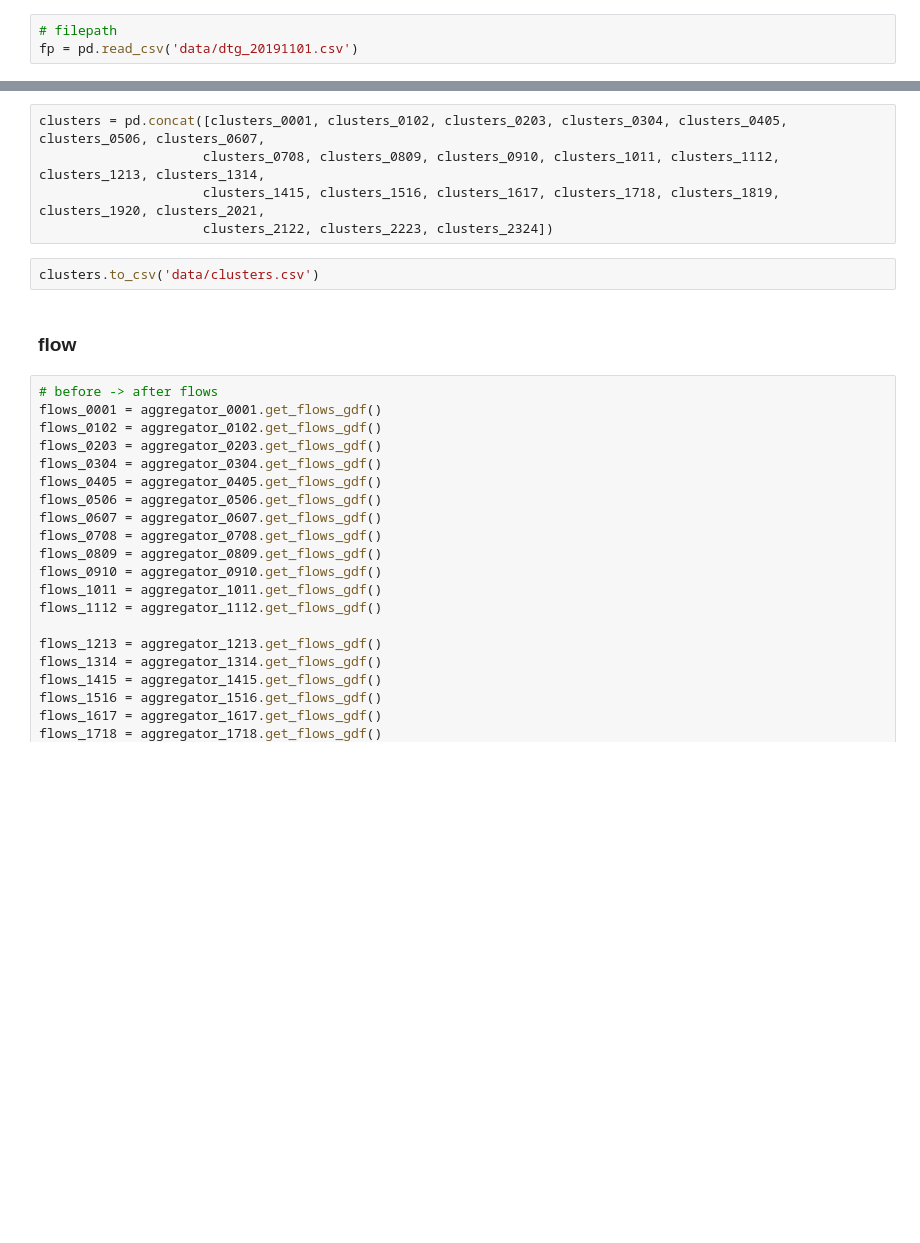
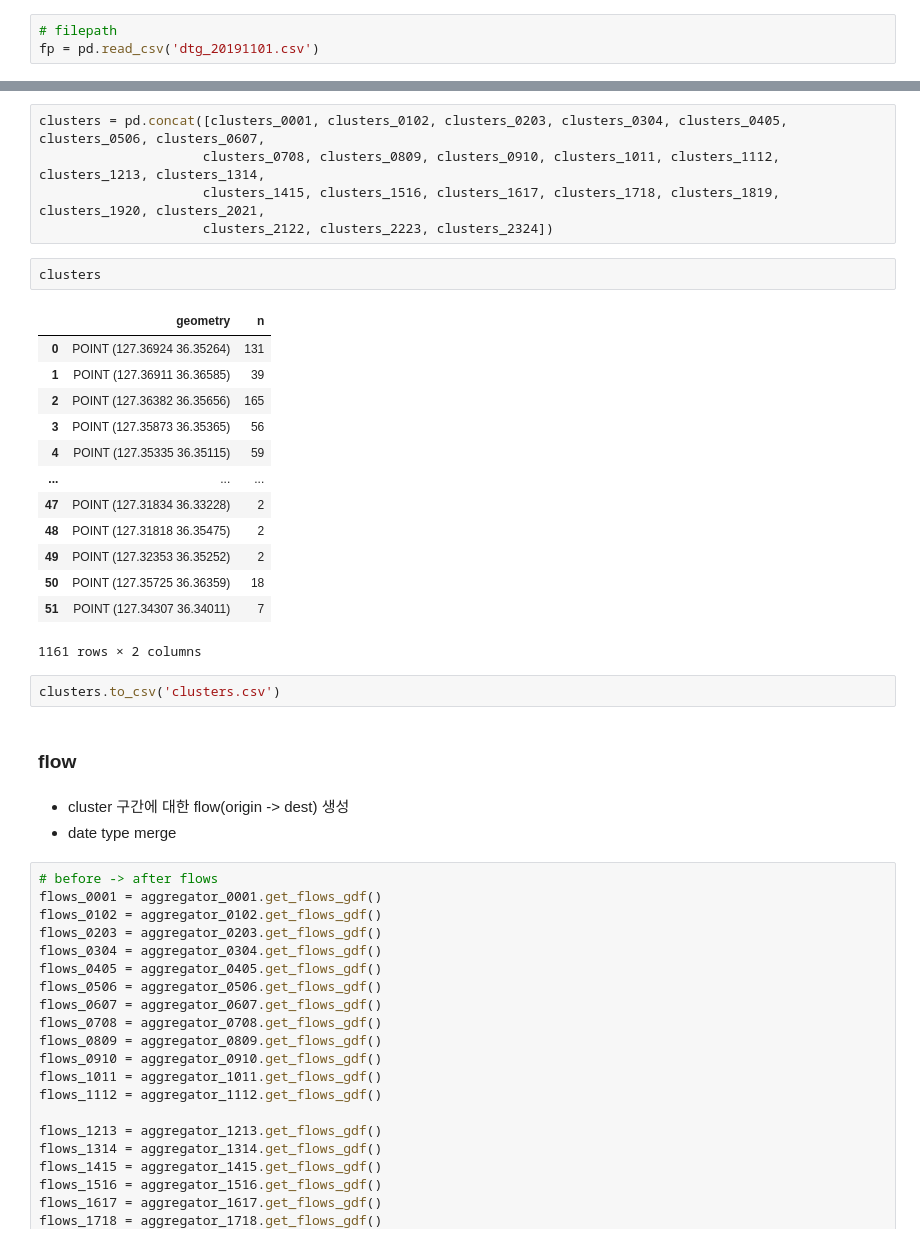
Before and after one commit to dayeong1021/etri-geo, a Jupyter notebook: dtg_try_4.ipynb, the cells around one changed output, grey strips where cells are left out. Cells and saved outputs as stored; diff of their text form; blank space fills up the shorter version.

```diff
--- a/dtg_try_4.ipynb
+++ b/dtg_try_4.ipynb
@@ -39,7 +39,7 @@ geoviews   : 1.9.3
 FSIZE = 500
 # %%
 # filepath
-fp = pd.read_csv('data/dtg_20191101.csv')
+fp = pd.read_csv('dtg_20191101.csv')
 # %%
 fp.head()
 # %% [output]
@@ -314,10 +312,29 @@ clusters = pd.concat([clusters_0001, clusters_0102, clusters_0203, clusters_0304
                      clusters_0708, clusters_0809, clusters_0910, clusters_1011, clusters_1112, clusters_1213, clusters_1314,
                      clusters_1415, clusters_1516, clusters_1617, clusters_1718, clusters_1819, clusters_1920, clusters_2021,
                      clusters_2122, clusters_2223, clusters_2324])
+# %%
+clusters
+# %% [output]
+|  | geometry | n |
+| 0 | POINT (127.36924 36.35264) | 131 |
+| 1 | POINT (127.36911 36.36585) | 39 |
+| 2 | POINT (127.36382 36.35656) | 165 |
+| 3 | POINT (127.35873 36.35365) | 56 |
+| 4 | POINT (127.35335 36.35115) | 59 |
+| ... | ... | ... |
+| 47 | POINT (127.31834 36.33228) | 2 |
+| 48 | POINT (127.31818 36.35475) | 2 |
+| 49 | POINT (127.32353 36.35252) | 2 |
+| 50 | POINT (127.35725 36.36359) | 18 |
+| 51 | POINT (127.34307 36.34011) | 7 |
+1161 rows × 2 columns
 # %%
-clusters.to_csv('data/clusters.csv')
+clusters.to_csv('clusters.csv')
 # %% [markdown]
 ### flow
+# %% [markdown]
+- cluster 구간에 대한 flow(origin -> dest) 생성
+-  date type merge
 # %%
 # before -> after flows
 flows_0001 = aggregator_0001.get_flows_gdf()
```
Also changed, not shown: parts of 51 cells of this notebook.
